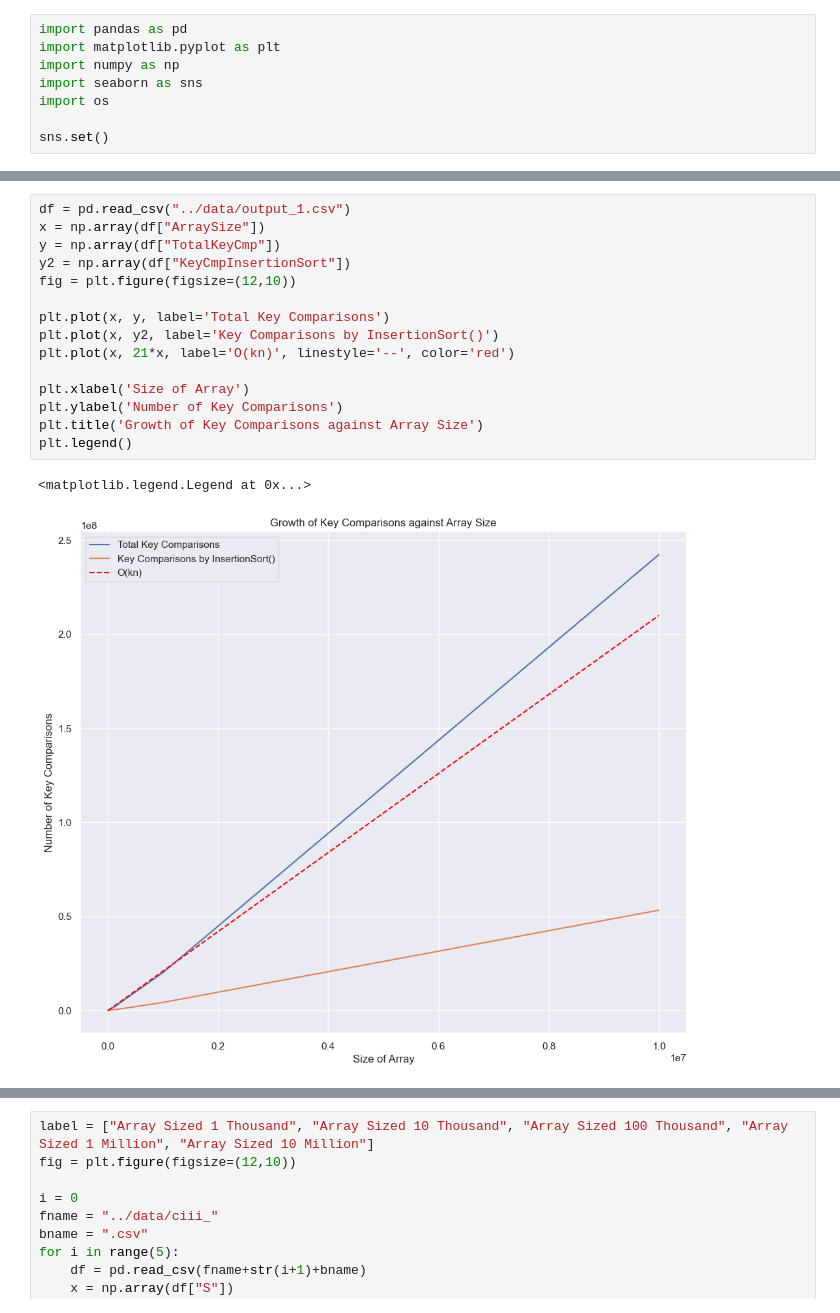
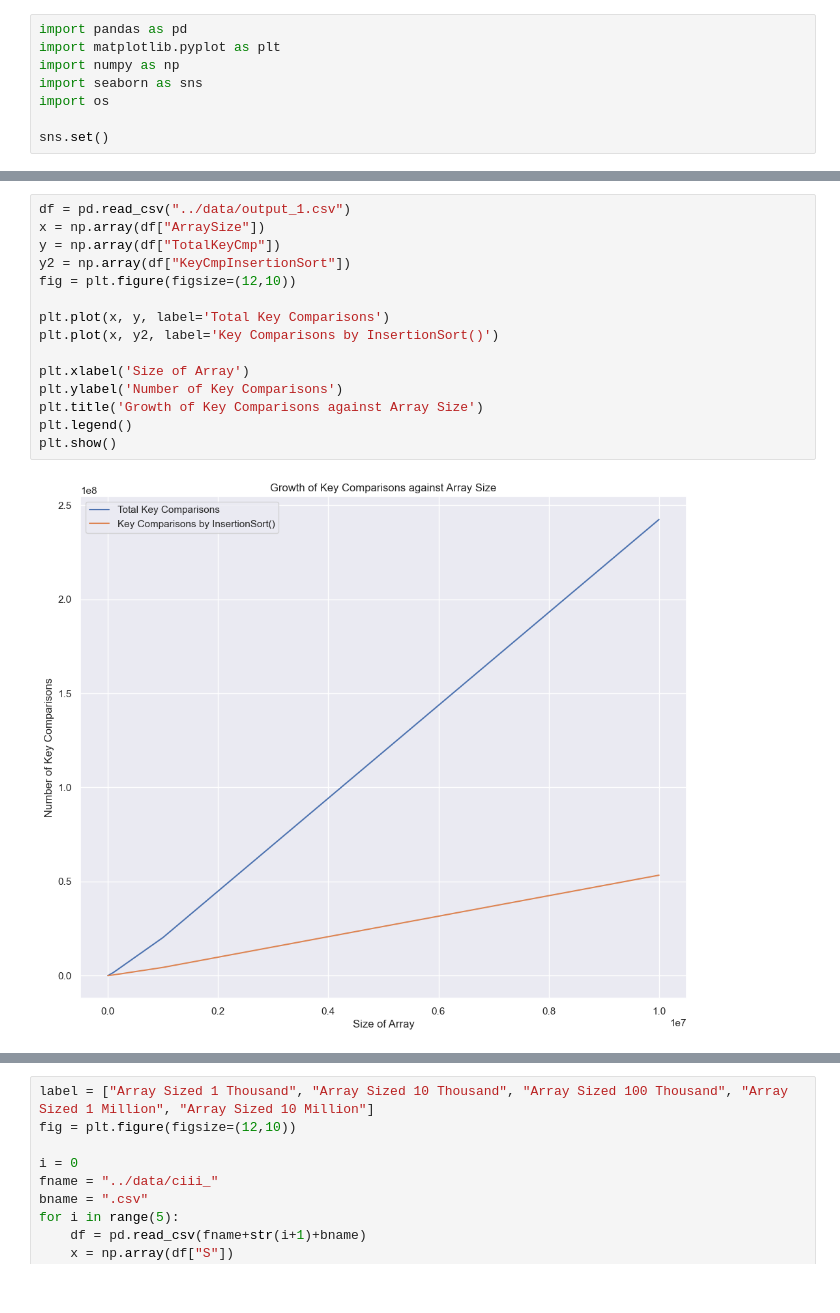
Before and after one commit to JamesRobertJohns/team4Project1, a Jupyter notebook: docs/data_exploration.ipynb, the cells around one changed output, grey strips where cells are left out. Saved outputs shown, nothing was run; the diff lists cells and outputs as text.

```diff
--- a/docs/data_exploration.ipynb
+++ b/docs/data_exploration.ipynb
@@ -9,21 +18,20 @@ sns.set()
 # %%
 df = pd.read_csv("../data/output_1.csv")
 x = np.array(df["ArraySize"])
 y = np.array(df["TotalKeyCmp"])
 y2 = np.array(df["KeyCmpInsertionSort"])
 fig = plt.figure(figsize=(12,10))
 
 plt.plot(x, y, label='Total Key Comparisons')
 plt.plot(x, y2, label='Key Comparisons by InsertionSort()')
-plt.plot(x, 21*x, label='O(kn)', linestyle='--', color='red')
 
 plt.xlabel('Size of Array')
 plt.ylabel('Number of Key Comparisons')
 plt.title('Growth of Key Comparisons against Array Size')
 plt.legend()
+plt.show()
 # %% [output]
-<matplotlib.legend.Legend at 0x...>
-[figure, old version]
+[figure, new version]
 # %%
 df = pd.read_csv("../data/ciii_4.csv")
 x = np.array(df["S"])
```
Also changed, not shown: parts of 13 cells of this notebook.
